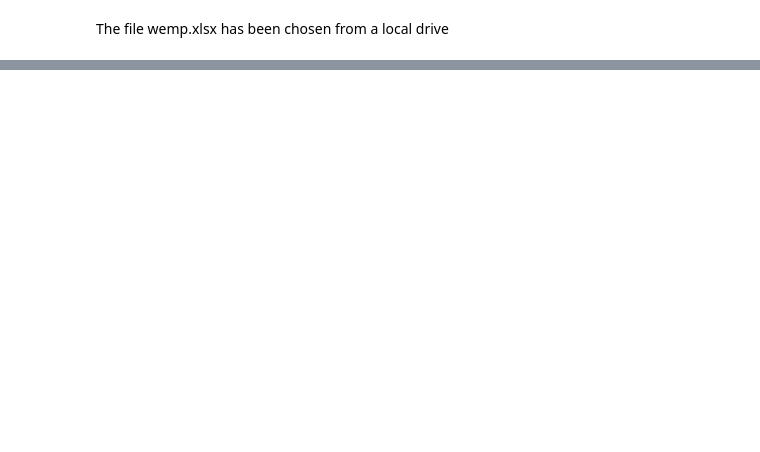
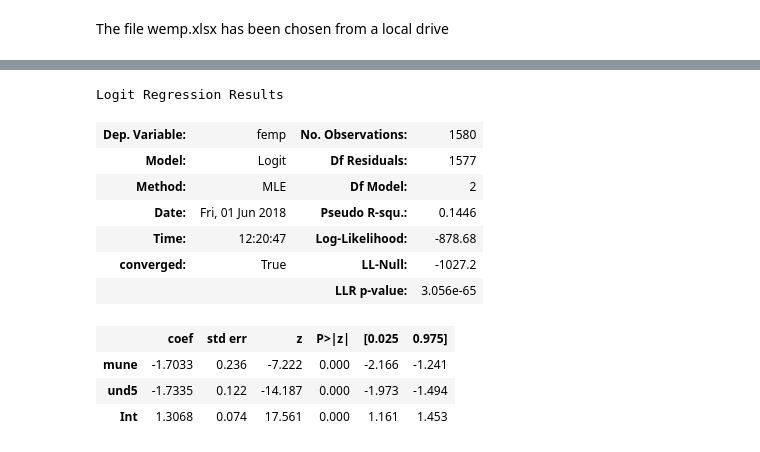
Before and after one commit to vernongayle/aqmen_google_colaboratory, a Jupyter notebook: notebook_1.ipynb, the cells around one changed output, grey strips where cells are left out. Drawn from its saved outputs; the diff is of its cells as text; code cells hidden in the pictures; blank space fills up the shorter version.

```diff
--- a/notebook_1.ipynb
+++ b/notebook_1.ipynb
@@ -43,0 +77,2 @@ ImportError: ignored
+# %%
+df['Int']=1
@@ -43,0 +89,15 @@ ImportError: ignored
+# %%
+answer.summary()
+# %% [output]
+Logit Regression Results
+| Dep. Variable: | femp | No. Observations: | 1580 |
+| Model: | Logit | Df Residuals: | 1577 |
+| Method: | MLE | Df Model: | 2 |
+| Date: | Fri, 01 Jun 2018 | Pseudo R-squ.: | 0.1446 |
+| Time: | 12:20:47 | Log-Likelihood: | -878.68 |
+| converged: | True | LL-Null: | -1027.2 |
+|  |  | LLR p-value: | 3.056e-65 |
+|  | coef | std err | z | P>|z| | [0.025 | 0.975] |
+| mune | -1.7033 | 0.236 | -7.222 | 0.000 | -2.166 | -1.241 |
+| und5 | -1.7335 | 0.122 | -14.187 | 0.000 | -1.973 | -1.494 |
+| Int | 1.3068 | 0.074 | 17.561 | 0.000 | 1.161 | 1.453 |
```
Also changed, not shown: parts of 6 cells of this notebook.
